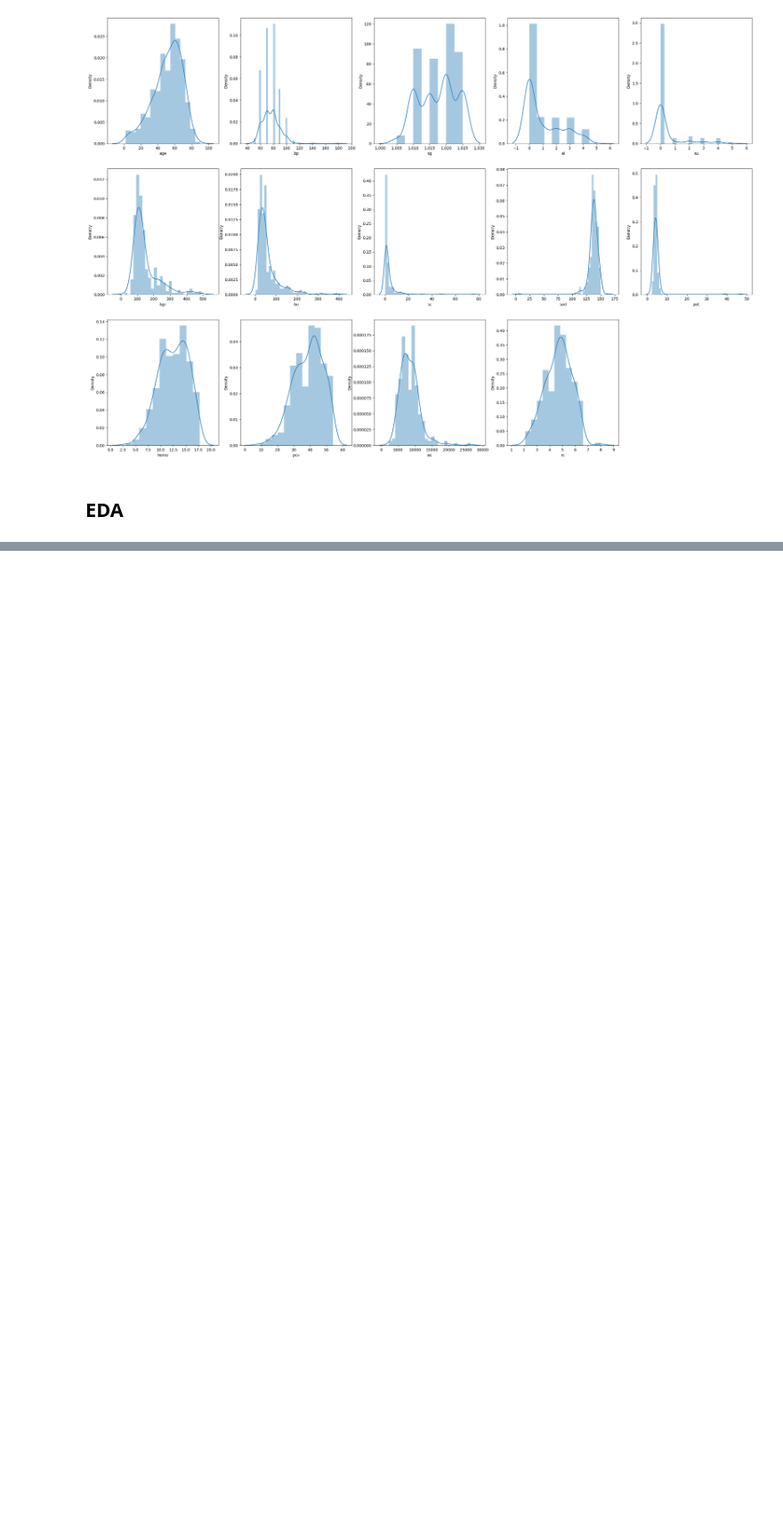
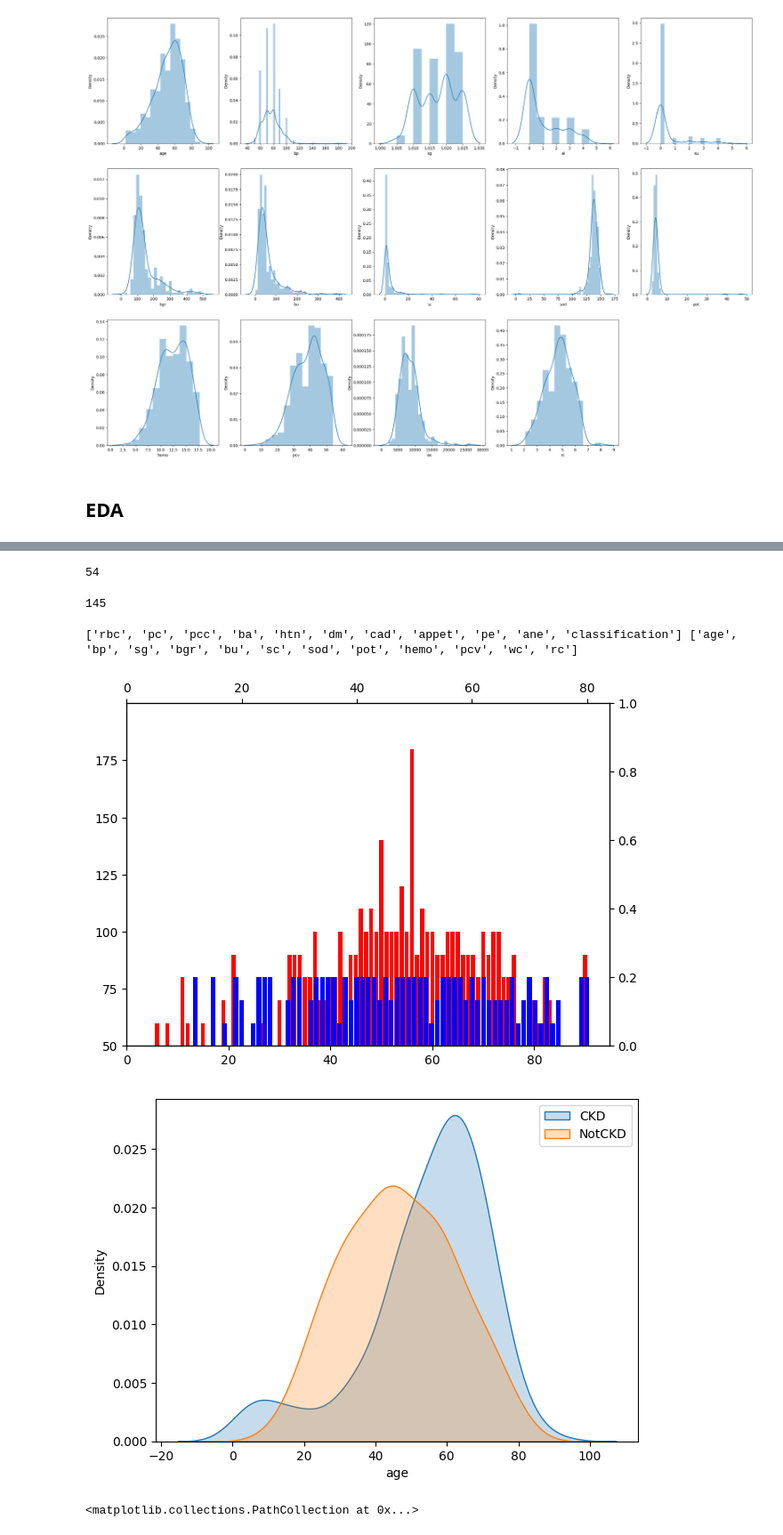
Before and after one commit to cutepuppy2024/Kidney-Project, a Jupyter notebook: ckd_analysis_2nd.ipynb, the cells around one changed output, grey strips where cells are left out. Shown at 89% size. Cells and saved outputs as stored; diff of their text form; code cells hidden in the pictures; blank space fills up the shorter version.

```diff
--- a/ckd_analysis_2nd.ipynb
+++ b/ckd_analysis_2nd.ipynb
@@ -299,8 +314,8 @@ https://gist.github.com/mwaskom/de44147ed2974457ad6372750bbe5751
 # CKD 여부에 따른 컬럼별 KDE 그래프
 # %%
 def kde_plot(col):
-    f, ax = plt.subplots(1,1, figsize=(6,4))
-    sns.kdeplot(df[df['classification']=='ckd'][col],label='CKD',  shade=True, ax = ax)
-    sns.kdeplot(df[df['classification']=='notckd'][col], label='NotCKD', shade=True, ax = ax)
+    f, ax = plt.subplots(1,1, figsize=(7,5))
+    sns.kdeplot(df[df['classification']=='ckd'][col],label='CKD',  fill=True, ax = ax)
+    sns.kdeplot(df[df['classification']=='notckd'][col], label='NotCKD', fill=True, ax = ax)
     plt.legend()
     plt.show()
@@ -371,0 +326,52 @@ This will become an error in seaborn v0.14.0; please update your code.
+# %%
+len(df[(df['al']==0) & (df['classification']=='notckd')]) # 145
+len(df[(df['al']==0) & (df['classification']=='ckd')]) # 54
+# %% [output]
+54
+# %%
+len(df[(df['su']==0) & (df['classification']=='notckd')]) # 145
+len(df[(df['su']==0) & (df['classification']=='ckd')]) # 145
+# %% [output]
+145
+# %%
+# su와 al컬럼을 제외
+df.drop(['al','su'],axis=1,inplace=True)
+# %%
+# 타입별 컬럼 재분류
+obj_cols = []
+num_cols = []
+
+for i, col in enumerate(df):
+    if df[col].dtype == 'object':
+        obj_cols.append(col)
+    else:
+        num_cols.append(col)
+
+print(obj_cols, num_cols)
+# %% [output]
+['rbc', 'pc', 'pcc', 'ba', 'htn', 'dm', 'cad', 'appet', 'pe', 'ane', 'classification'] ['age', 'bp', 'sg', 'bgr', 'bu', 'sc', 'sod', 'pot', 'hemo', 'pcv', 'wc', 'rc']
+# %%
+# CKD 여부에 따른 연령별 BP, HTN
+
+fig,ax1 = plt.subplots(figsize=(7,5))
+
+ax1.bar(df[df['classification']=='ckd']['age'],df[df['classification']=='ckd']['bp'],color='red')
+ax1.set_xticks([0,20,40,60,80])
+ax1.set_yticks([50,75,100,125,150,175])
+ax1.set_ylim(50,200)
+
+ax2 = ax1.twinx()
+ax2 = ax1.twiny()
+ax2.bar(df[df['classification']=='notckd']['age'],df[df['classification']=='notckd']['bp'],color='blue')
+ax2.set_xticks([0,20,40,60,80])
+ax2.set_yticks([50,75,100,125,150,175])
+ax2.set_ylim(50,200)
+
+kde_plot('age')
+
+plt.figure(figsize=(7,5))
+plt.scatter(df[df['classification']=='ckd']['age'],df[df['classification']=='ckd']['htn'],color='orange')
+# %% [output]
+[figure, added]
+[figure, added]
+<matplotlib.collections.PathCollection at 0x...>
```
Also changed, not shown: parts of 18 cells of this notebook.
